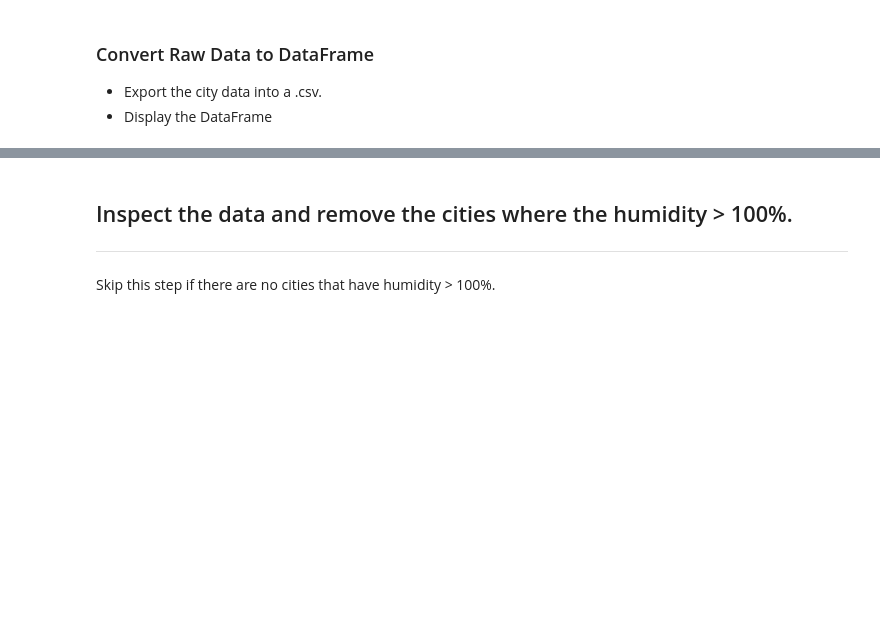
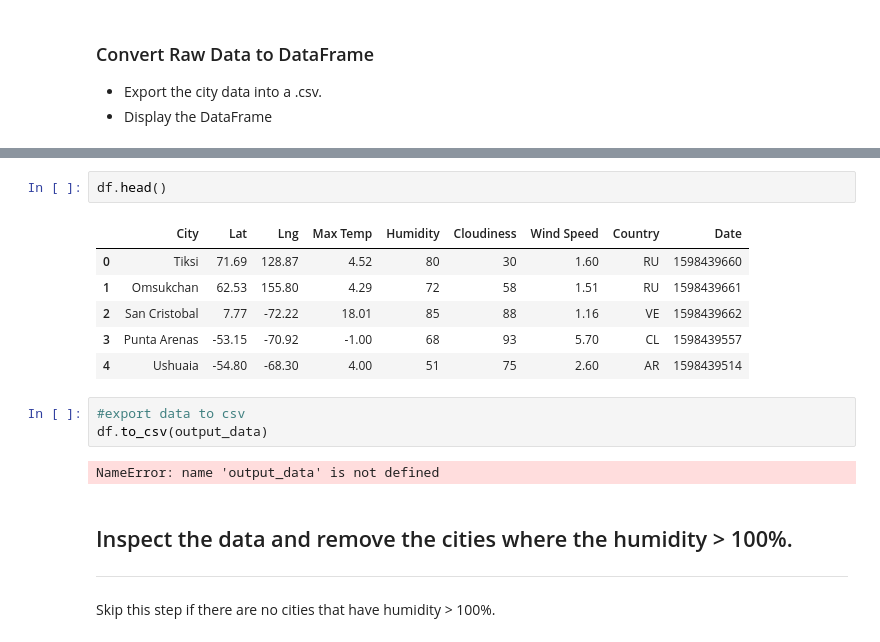
Before and after one commit to susovd/Dream-Vacation-Project, a Jupyter notebook: WeatherPy/WeatherPy.ipynb, the cells around one changed output, grey strips where cells are left out. Drawn from its saved outputs; the diff is of its cells as text; blank space fills up the shorter version.

```diff
--- a/WeatherPy/WeatherPy.ipynb
+++ b/WeatherPy/WeatherPy.ipynb
@@ -167,3 +205,17 @@ dtype: int64
+# %%
+df.head()
+# %% [output]
+|  | City | Lat | Lng | Max Temp | Humidity | Cloudiness | Wind Speed | Country | Date |
+| 0 | Tiksi | 71.69 | 128.87 | 4.52 | 80 | 30 | 1.60 | RU | 1598439660 |
+| 1 | Omsukchan | 62.53 | 155.80 | 4.29 | 72 | 58 | 1.51 | RU | 1598439661 |
+| 2 | San Cristobal | 7.77 | -72.22 | 18.01 | 85 | 88 | 1.16 | VE | 1598439662 |
+| 3 | Punta Arenas | -53.15 | -70.92 | -1.00 | 68 | 93 | 5.70 | CL | 1598439557 |
+| 4 | Ushuaia | -54.80 | -68.30 | 4.00 | 51 | 75 | 2.60 | AR | 1598439514 |
+# %%
+#export data to csv
+df.to_csv(output_data)
+# %% [output]
+NameError: name 'output_data' is not defined
 # %% [markdown]
 ## Inspect the data and remove the cities where the humidity > 100%.
 ----
```
Also changed, not shown: parts of 21 cells of this notebook.
